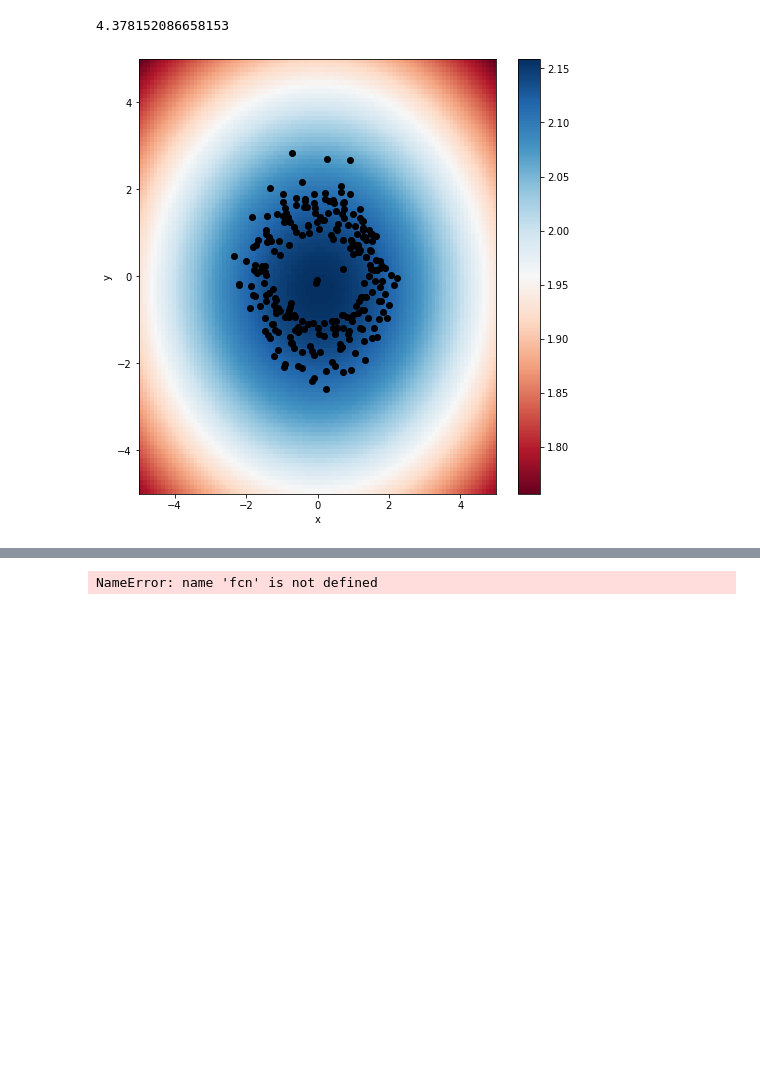
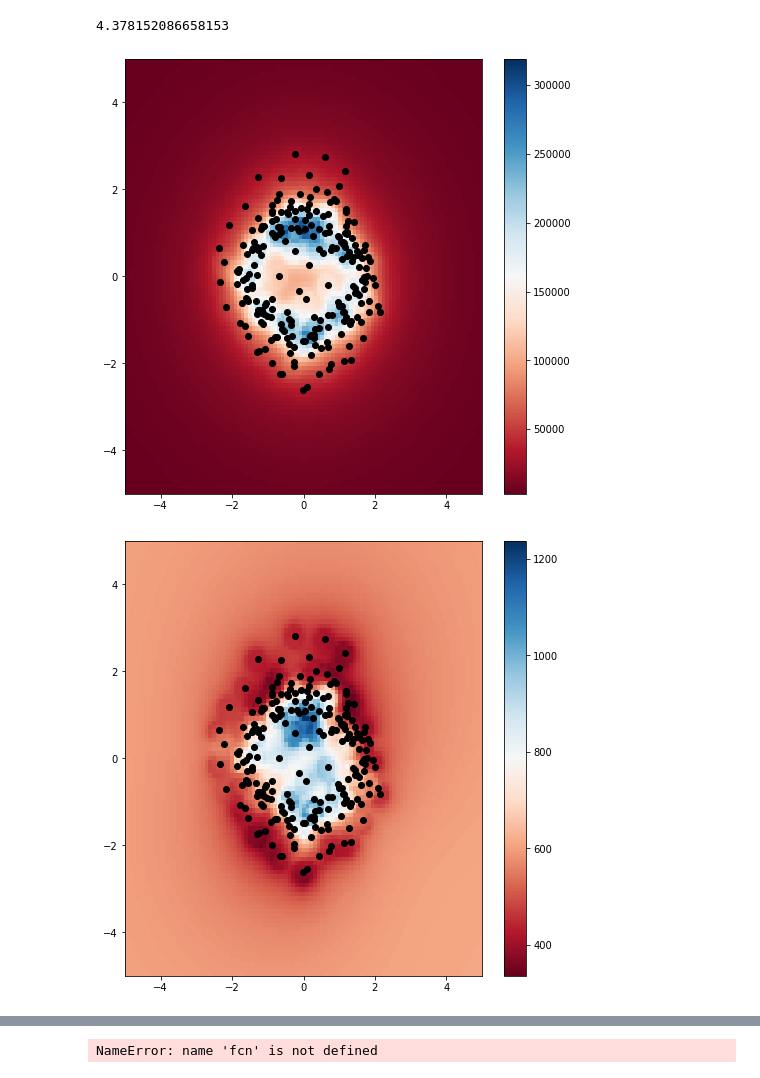
Before and after one commit to sgillen/lorenz, a Jupyter notebook: run_sg/analyze_sg.ipynb, the cells around one changed output, grey strips where cells are left out. Drawn from its saved outputs; the diff is of its cells as text; code cells hidden in the pictures; blank space fills up the shorter version.

```diff
--- a/run_sg/analyze_sg.ipynb
+++ b/run_sg/analyze_sg.ipynb
@@ -130,7 +140,7 @@ def do_rollout(init_point):
 # X0 = np.array([1, 1,.3])
 
 env.num_steps=5000
-X0 = np.random.uniform(-10,10,2)
+X0 = np.random.uniform(-10,10,3)
 
 for ws, model in zip(ws_list, model_list):
     #X0 = np.array([0,0,0])
@@ -502,7 +498,7 @@ plt.show(); plt.figure()
 # %% [output]
 NameError: name 'opt' is not defined
 # %%
-def create_mesh(data, d, initial_mesh=None):
+def create_mesh(data, d, initial_mesh=None, shuffle=False):
     """ Creates a mesh from the given data using balls of size d
     Args:
         data: np.array, the data you want to create a mesh for
@@ -512,6 +508,11 @@ def create_mesh(data, d, initial_mesh=None):
     """
     if initial_mesh is None:
         initial_mesh = []
+
+    if shuffle:
+        idx = np.arange(data.shape[0])
+        np.random.shuffle(idx)
+        data = data[idx,:]
 
     mesh = initial_mesh
     weights = []
@@ -528,7 +529,7 @@ def create_mesh(data, d, initial_mesh=None):
 
     return mesh, weights
 # %%
-trial_num = 0
+trial_num = 3
 ws = ws_list[trial_num]
 model = model_list[trial_num]
 buf = ws['replay_buf']
@@ -550,10 +551,11 @@ plt.scatter(obs_n[:,0], obs_n[:,2])
 # plt.scatter(mesh_n[:,0], mesh_n[:,1])
 # plt.figure()
 
-mesh_l, weights_l = create_mesh(obs_n, 1)
+mesh_l, weights_l = create_mesh(obs_n, 1, shuffle=True); print(len(mesh_l))
 mesh_t = np.stack(mesh_l)
 weights_t = np.stack(weights_l)
 
 weights_n = weights_t/weights_t.max()
-plt.scatter(mesh_t[:,0], mesh_t[:,2])
+plt.scatter(mesh_t[:,0], mesh_t[:,2], c=weights_t)
+plt.colorbar()
 # %% [output]
@@ -609,58 +612,35 @@ for i, point in enumerate(coords):
 # %%
 from itertools import product
 
 n_p = 100
 z = 0
 r = 10
 
 x_vals = np.linspace(5, -5, n_p)
 y_vals = np.linspace(5, -5, n_p)
 
 coords = np.zeros((n_p, n_p, 4), dtype=np.float32)
-preds = np.zeros((n_p, n_p))
+sg = np.zeros((n_p, n_p))
+sh = np.zeros((n_p, n_p))
+msh = np.zeros((n_p, n_p))
+
 
 for i, j in product(range(n_p), range(n_p)):
     coords[j, i, :] = np.array([x_vals[i], z, y_vals[j], r])
     point = np.array([x_vals[j], z, y_vals[i], r])
-    #point = (point - obs_mean.numpy())/obs_std.numpy()
-    dist = (1/(np.linalg.norm(mesh_t - point, axis=1)))
-    preds[i,j] = dist.dot(weights_n)
-    #preds[i,j] = np.sum(dist)
-
-#preds = preds.reshape(-1)
-#for i, point in enumerate(coords.reshape(-1,4)):
-#    point = (point - obs_mean.numpy())/obs_std.numpy()
-#    dist = (1/(np.linalg.norm(mesh_t - point,axis=1)))
-    #preds[i] = dist.dot(weights_t)
-#    preds[i] = np.sum(dist)
+    sg[i,j] = sgidw(point, mesh_t, weights_t, order=2, min_dist=.25)
+    sh[i,j] = shepard(point, mesh_t, weights_t, order=2, min_dist=.25)
+    msh[i,j] = modified_shepard(point, mesh_t, weights_t, order=2, min_dist=.25)
 
 
-#preds = np.zeros(coords.reshape(-1,4).shape[0])
-#for i, point in enumerate(coords.reshape(-1,4)):
-#    for g in gs:
-#            preds[i] += g.pdf(point)
-
-#preds = preds.reshape((n_p, n_p))
-
-fig, ax = plt.subplots(1,1, figsize=(8, 8))
-# generate 2 2d grids for the x & y bounds
-x, y = np.meshgrid(x_vals, y_vals)
-z = preds
-
-# x and y are bounds, so z should be the value *inside* those bounds.
-# Therefore, remove the last value from the z array.
-z = z[:-1, :-1]
-z_min, z_max = z.min(), z.max()
-
-c = ax.pcolormesh(x, y, z, cmap='RdBu', vmin=z_min, vmax=z_max)
-ax.scatter(mesh_t[:,0], mesh_t[:,2],color='k')
-
-ax.set_xlabel('x')
-ax.set_ylabel('y')
-
-# set the limits of the plot to the limits of the data
-ax.axis([x.min(), x.max(), y.min(), y.max()])
-fig.colorbar(c, ax=ax)
-plt.show()
+for z in [sg,sh,msh]:
+    fig, ax = plt.subplots(1,1, figsize=(8, 8))
+    x, y = np.meshgrid(x_vals, y_vals)
+    z = z[:-1, :-1]
+    c = ax.pcolormesh(x, y, z, cmap='RdBu', vmin=z.min(), vmax=z.max())
+    ax.scatter(mesh_t[:,0], mesh_t[:,2],color='k')
+    ax.axis([x.min(), x.max(), y.min(), y.max()])
+    fig.colorbar(c, ax=ax)
 # %% [output]
-[figure, old version]
+[figure, new version]
+[figure, added]
```
Also changed, not shown: parts of 9 cells of this notebook, 1 other file.
